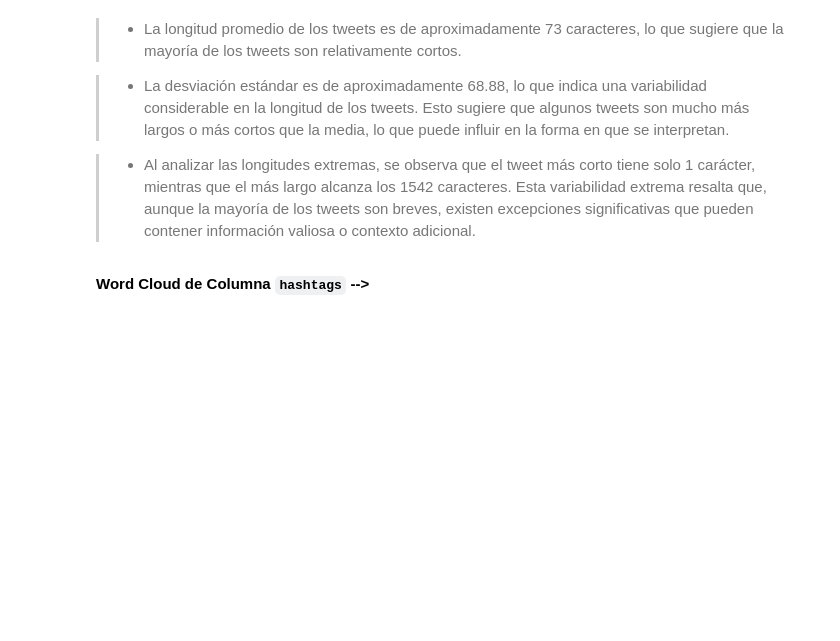
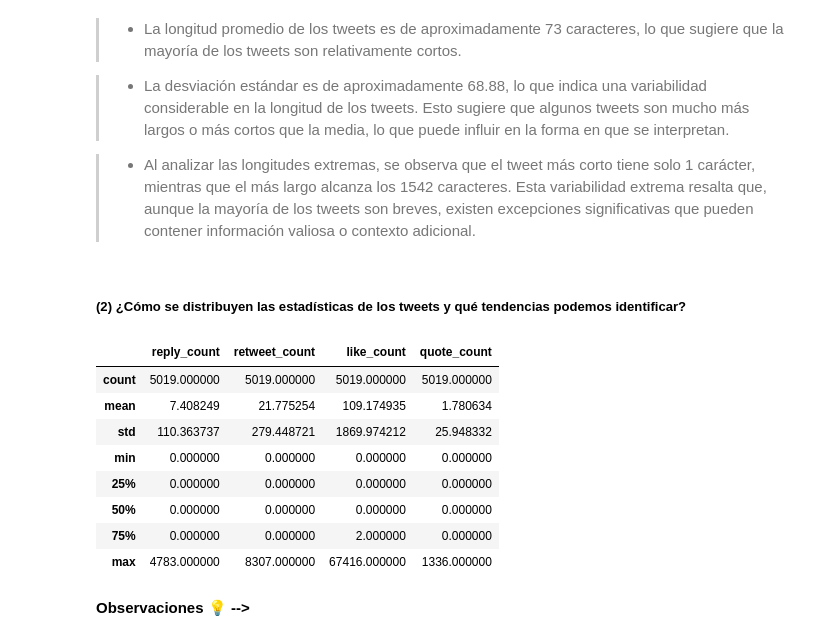
Before and after one commit to Andrea-gt/snetwork-analysis, a Jupyter notebook: snetwork_analysis.ipynb, the cells around one changed output. Saved outputs shown, nothing was run; the diff lists cells and outputs as text; code cells hidden in the pictures; blank space fills up the shorter version.

```diff
--- a/snetwork_analysis.ipynb
+++ b/snetwork_analysis.ipynb
@@ -348,5 +348,20 @@ Name: tweet, dtype: float64
 > - La desviación estándar es de aproximadamente 68.88, lo que indica una variabilidad considerable en la longitud de los tweets. Esto sugiere que algunos tweets son mucho más largos o más cortos que la media, lo que puede influir en la forma en que se interpretan.
 
 > - Al analizar las longitudes extremas, se observa que el tweet más corto tiene solo 1 carácter, mientras que el más largo alcanza los 1542 caracteres. Esta variabilidad extrema resalta que, aunque la mayoría de los tweets son breves, existen excepciones significativas que pueden contener información valiosa o contexto adicional.
-# %% [markdown]
-**Word Cloud de Columna `hashtags` -->**
+# %% [markdown]
+##### **(2) ¿Cómo se distribuyen las estadísticas de los tweets y qué tendencias podemos identificar?**
+# %%
+numeric  = df.select_dtypes(include='number')
+numeric.describe()
+# %% [output]
+|  | reply_count | retweet_count | like_count | quote_count |
+| count | 5019.000000 | 5019.000000 | 5019.000000 | 5019.000000 |
+| mean | 7.408249 | 21.775254 | 109.174935 | 1.780634 |
+| std | 110.363737 | 279.448721 | 1869.974212 | 25.948332 |
+| min | 0.000000 | 0.000000 | 0.000000 | 0.000000 |
+| 25% | 0.000000 | 0.000000 | 0.000000 | 0.000000 |
+| 50% | 0.000000 | 0.000000 | 0.000000 | 0.000000 |
+| 75% | 0.000000 | 0.000000 | 2.000000 | 0.000000 |
+| max | 4783.000000 | 8307.000000 | 67416.000000 | 1336.000000 |
+# %% [markdown]
+**Observaciones 💡 -->**
```
Also changed, not shown: parts of 7 cells of this notebook.
